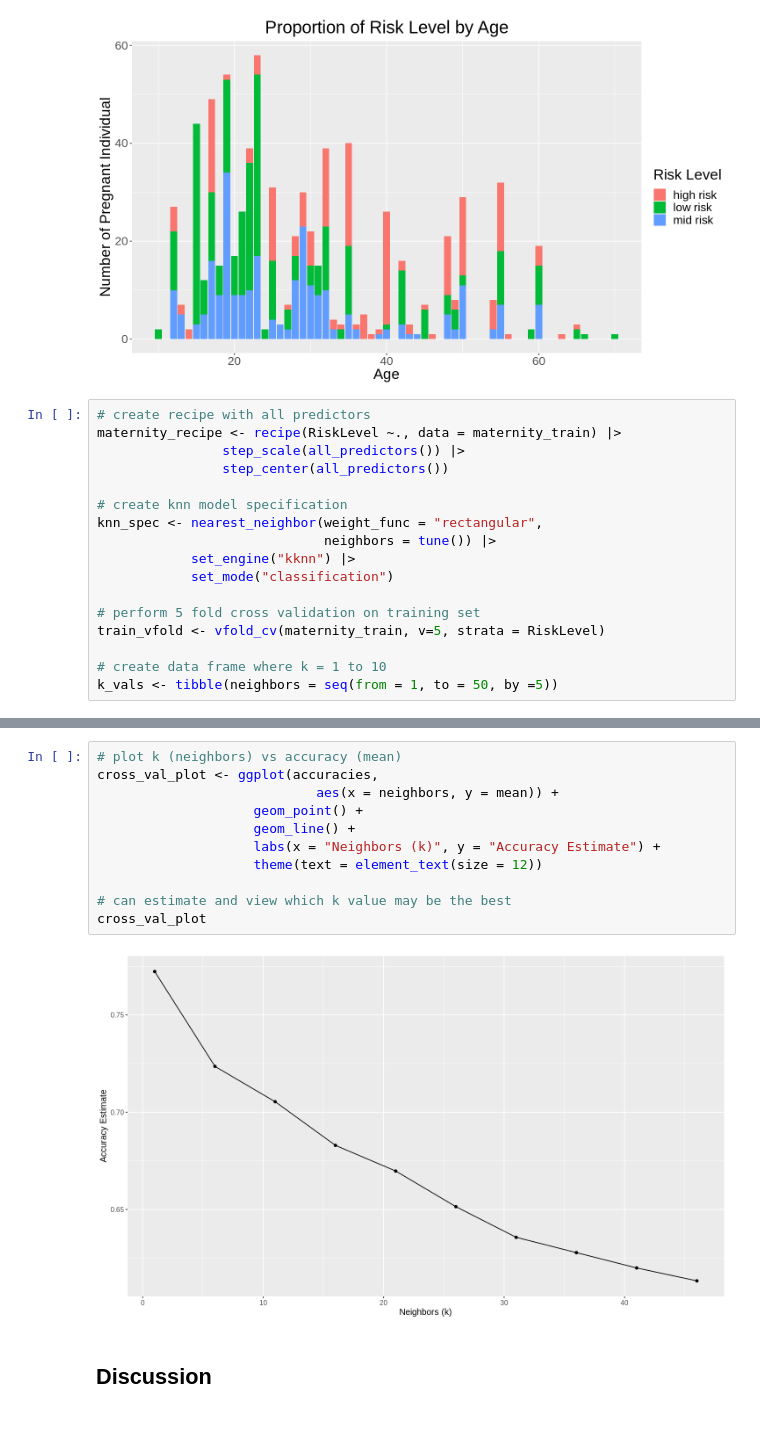
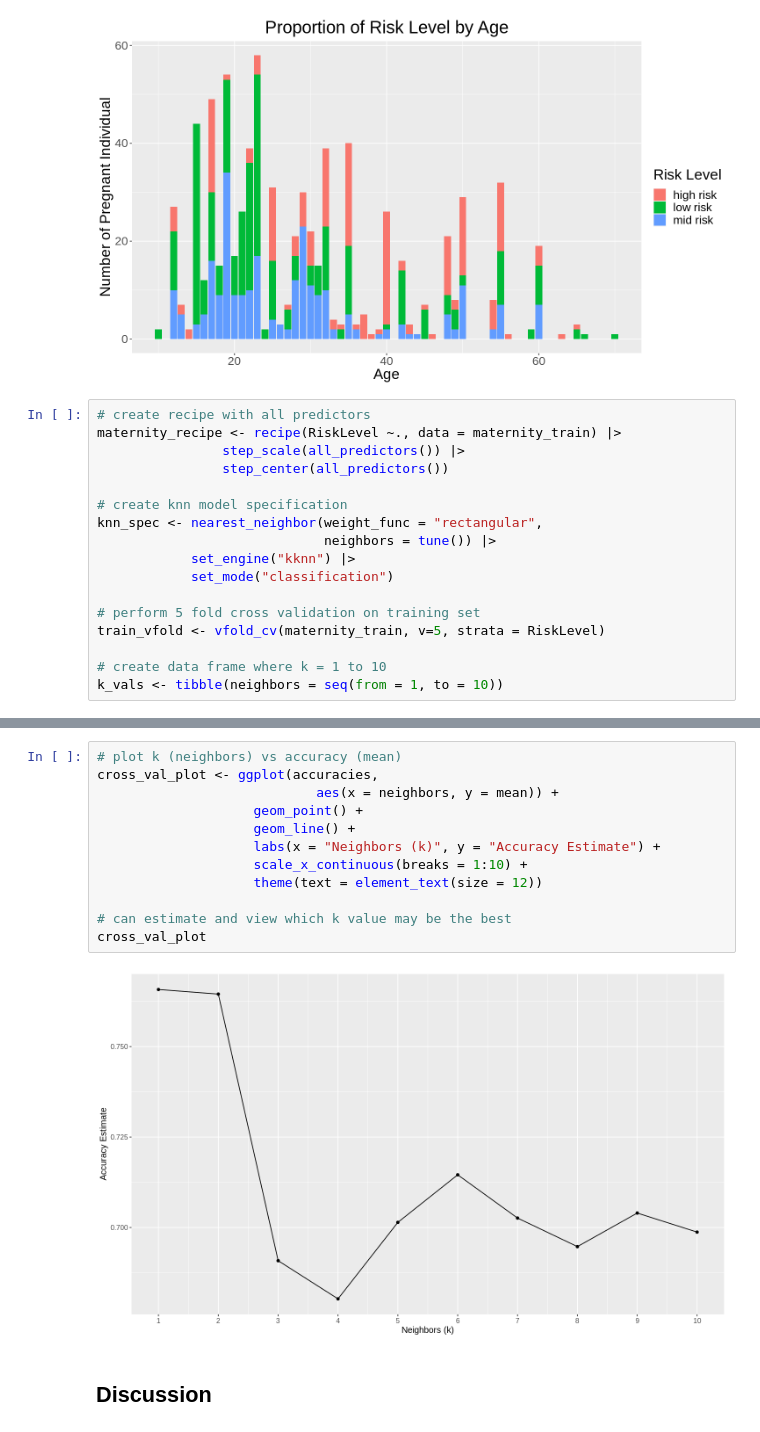
Before and after one commit to rukabii/dsci-100-group-project-006-29, a Jupyter notebook: Group_Project_Report.ipynb, the cells around one changed output, grey strips where cells are left out. Cells and saved outputs as stored; diff of their text form.

```diff
--- a/Group_Project_Report.ipynb
+++ b/Group_Project_Report.ipynb
@@ -173,7 +173,7 @@ knn_spec <- nearest_neighbor(weight_func = "rectangular",
 train_vfold <- vfold_cv(maternity_train, v=5, strata = RiskLevel)
 
 # create data frame where k = 1 to 10
-k_vals <- tibble(neighbors = seq(from = 1, to = 50, by =5))
+k_vals <- tibble(neighbors = seq(from = 1, to = 10))
 # %%
 # use workflow to combine recipe + model spec
 # then tune model using tune_grid and collect metrics
@@ -201,16 +201,17 @@ A tibble: 6 × 7
 # %%
 # plot k (neighbors) vs accuracy (mean)
 cross_val_plot <- ggplot(accuracies,
                             aes(x = neighbors, y = mean)) +
                     geom_point() +
                     geom_line() +
                     labs(x = "Neighbors (k)", y = "Accuracy Estimate") +
+                    scale_x_continuous(breaks = 1:10) +
                     theme(text = element_text(size = 12))
 
 # can estimate and view which k value may be the best
 cross_val_plot
 # %% [output]
-[figure, old version]
+[figure, new version]
 # %% [markdown]
 ## Discussion
 # %% [markdown]
```
Also changed, not shown: parts of 1 cell of this notebook.
